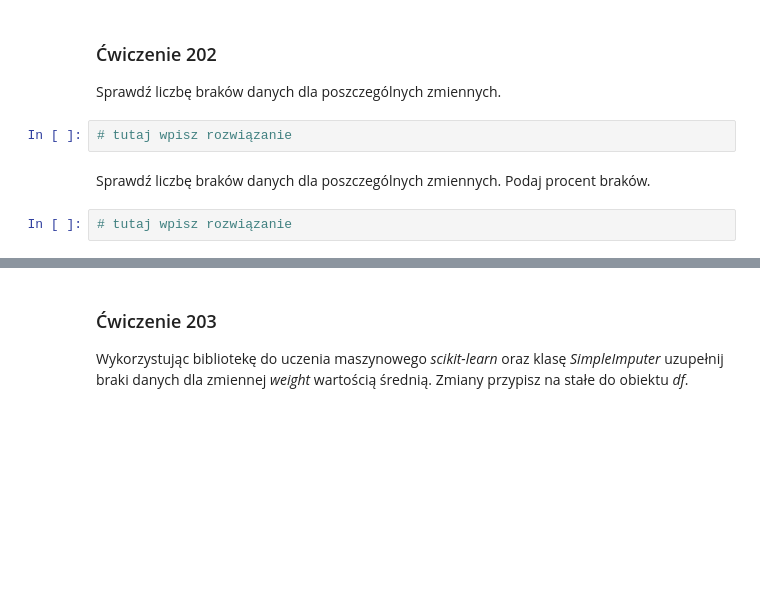
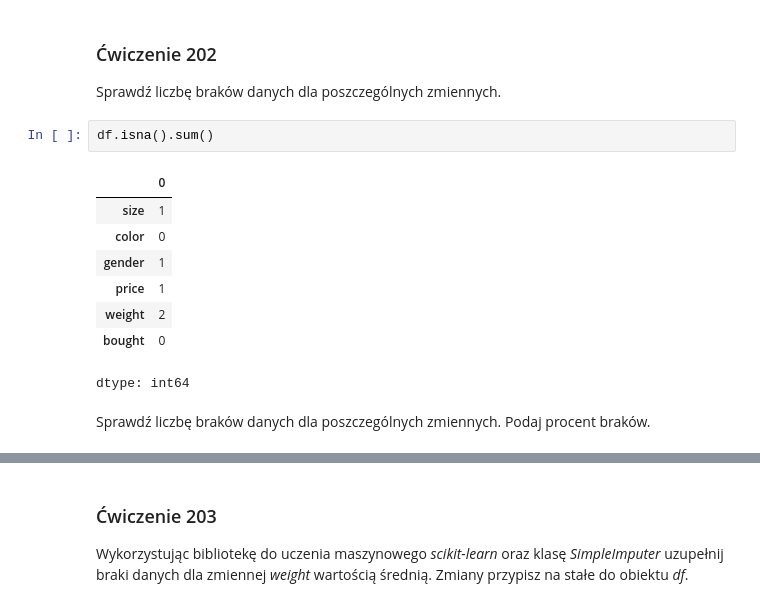
Before and after one commit to Krzesimir13/Udemy_DS, a Jupyter notebook: 201_210_exercises.ipynb, the cells around one changed output, grey strips where cells are left out. Saved outputs shown, nothing was run; the diff lists cells and outputs as text; blank space fills up the shorter version.

```diff
--- a/201_210_exercises.ipynb
+++ b/201_210_exercises.ipynb
@@ -43,9 +59,16 @@ Wyświetl podstawowe informacje na temat obiektu _df_.
 # %% [markdown]
 ### <a name='2'></a> Ćwiczenie 202
 Sprawdź liczbę braków danych dla poszczególnych zmiennych.
-# %%
-# tutaj wpisz rozwiązanie
+# %%
+df.isna().sum()
+# %% [output]
+|  | 0 |
+| size | 1 |
+| color | 0 |
+| gender | 1 |
+| price | 1 |
+| weight | 2 |
+| bought | 0 |
+dtype: int64
 # %% [markdown]
 Sprawdź liczbę braków danych dla poszczególnych zmiennych. Podaj procent braków.
-# %%
-# tutaj wpisz rozwiązanie
```
Also changed, not shown: parts of 15 cells of this notebook.
